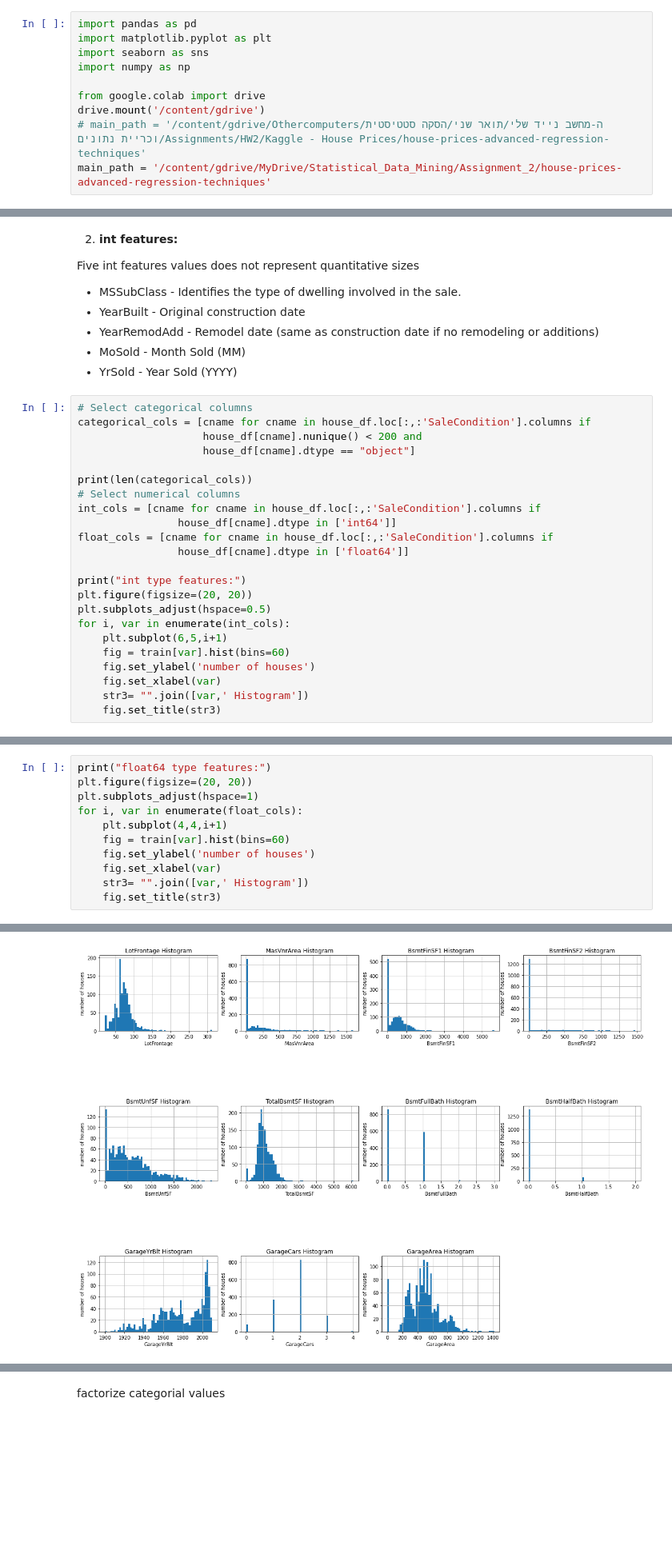
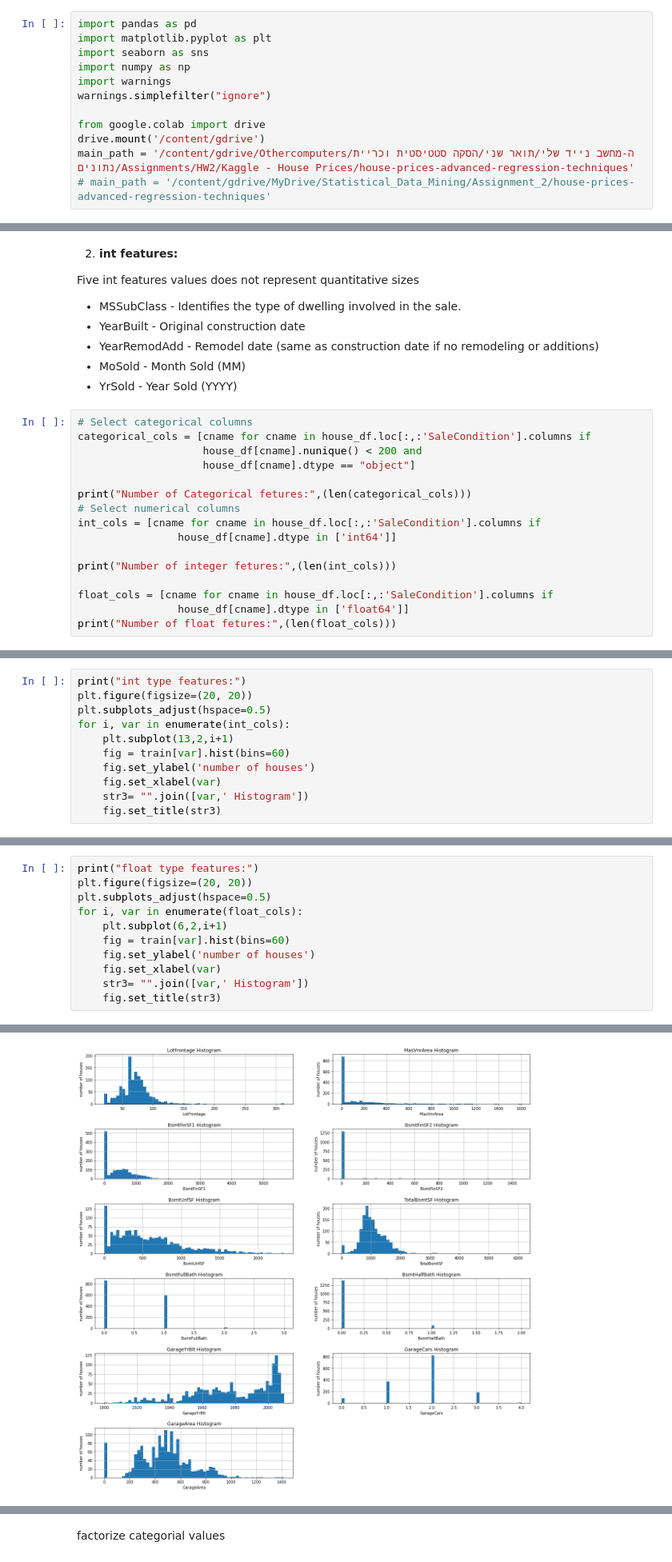
Before and after one commit to AmitMoses/Statistical-Inference-and-Data-Mining, a Jupyter notebook: Assignment_2/House_Prices.ipynb, the cells around one changed output, grey strips where cells are left out. Shown at 80% size. Saved outputs shown, nothing was run; the diff lists cells and outputs as text; blank space fills up the shorter version.

```diff
--- a/Assignment_2/House_Prices.ipynb
+++ b/Assignment_2/House_Prices.ipynb
@@ -9,9 +9,11 @@ import pandas as pd
 import matplotlib.pyplot as plt
 import seaborn as sns
 import numpy as np
+import warnings
+warnings.simplefilter("ignore")
 
 from google.colab import drive
 drive.mount('/content/gdrive')
-# main_path = '/content/gdrive/Othercomputers/ה-מחשב נייד שלי/תואר שני/הסקה סטטיסטית וכריית נתונים/Assignments/HW2/Kaggle - House Prices/house-prices-advanced-regression-techniques'
-main_path = '/content/gdrive/MyDrive/Statistical_Data_Mining/Assignment_2/house-prices-advanced-regression-techniques'
+main_path = '/content/gdrive/Othercomputers/ה-מחשב נייד שלי/תואר שני/הסקה סטטיסטית וכריית נתונים/Assignments/HW2/Kaggle - House Prices/house-prices-advanced-regression-techniques'
+# main_path = '/content/gdrive/MyDrive/Statistical_Data_Mining/Assignment_2/house-prices-advanced-regression-techniques'
 # %% [output]
@@ -240,21 +264,14 @@ categorical_cols = [cname for cname in house_df.loc[:,:'SaleCondition'].columns
                     house_df[cname].nunique() < 200 and
                     house_df[cname].dtype == "object"]
 
-print(len(categorical_cols))
+print("Number of Categorical fetures:",(len(categorical_cols)))
 # Select numerical columns
 int_cols = [cname for cname in house_df.loc[:,:'SaleCondition'].columns if
                 house_df[cname].dtype in ['int64']]
+
+print("Number of integer fetures:",(len(int_cols)))
+
 float_cols = [cname for cname in house_df.loc[:,:'SaleCondition'].columns if
                 house_df[cname].dtype in ['float64']]
-
-print("int type features:")
-plt.figure(figsize=(20, 20))
-plt.subplots_adjust(hspace=0.5)
-for i, var in enumerate(int_cols):
-    plt.subplot(6,5,i+1)
-    fig = train[var].hist(bins=60)
-    fig.set_ylabel('number of houses')
-    fig.set_xlabel(var)
-    str3= "".join([var,' Histogram'])
-    fig.set_title(str3)
+print("Number of float fetures:",(len(float_cols)))
 # %% [output]
@@ -263,0 +281,11 @@ int type features:
+# %%
+print("int type features:")
+plt.figure(figsize=(20, 20))
+plt.subplots_adjust(hspace=0.5)
+for i, var in enumerate(int_cols):
+    plt.subplot(13,2,i+1)
+    fig = train[var].hist(bins=60)
+    fig.set_ylabel('number of houses')
+    fig.set_xlabel(var)
+    str3= "".join([var,' Histogram'])
+    fig.set_title(str3)
@@ -264,9 +298,9 @@ int type features:
 # %%
-print("float64 type features:")
+print("float type features:")
 plt.figure(figsize=(20, 20))
-plt.subplots_adjust(hspace=1)
+plt.subplots_adjust(hspace=0.5)
 for i, var in enumerate(float_cols):
-    plt.subplot(4,4,i+1)
+    plt.subplot(6,2,i+1)
     fig = train[var].hist(bins=60)
     fig.set_ylabel('number of houses')
     fig.set_xlabel(var)
@@ -277,4 +311,4 @@ float64 type features:
-[figure, old version]
+[figure, new version]
 # %%
 print("Categorial type features:")
 plt.figure(figsize=(30, 30))
```
Also changed, not shown: parts of 85 cells of this notebook.
